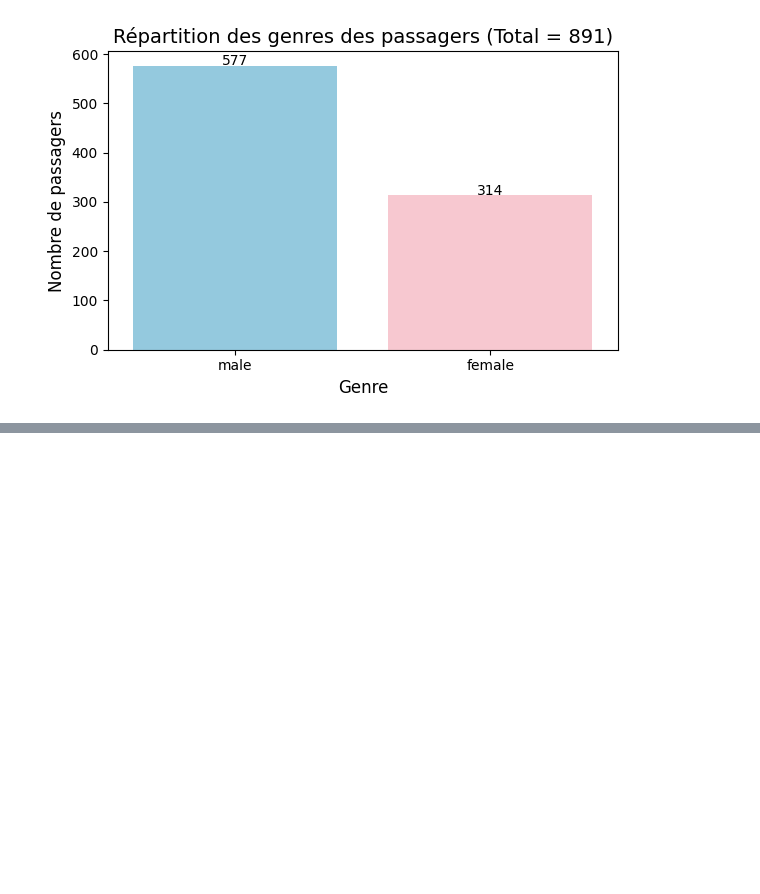
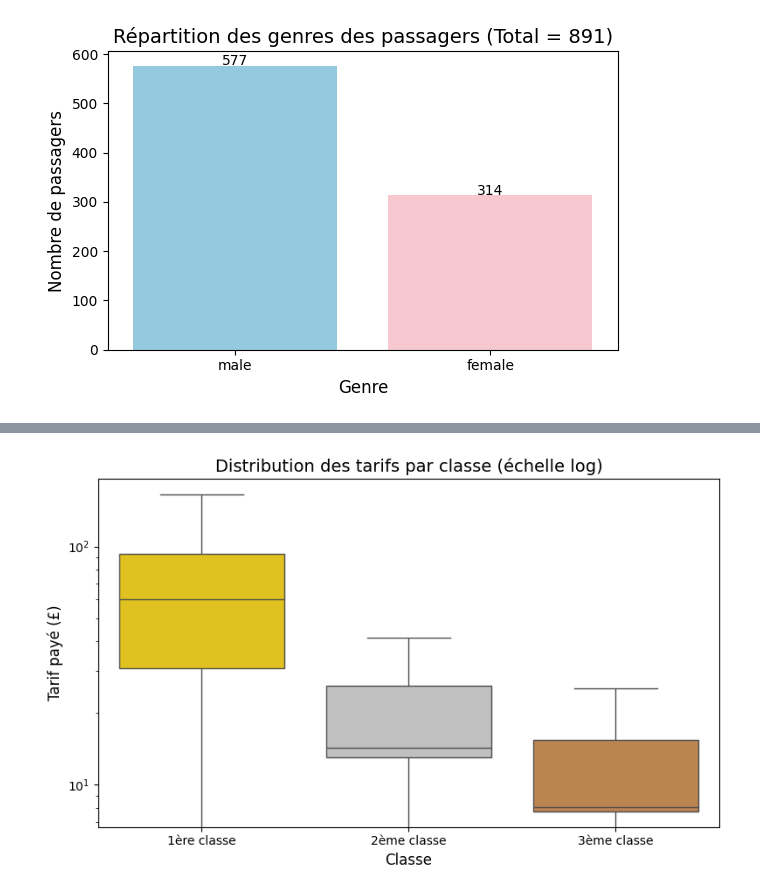
Before and after one commit to ElvexDom/Exercices, a Jupyter notebook: notebooks/pandas/exo_seaborn.ipynb, the cells around one changed output, grey strips where cells are left out. Cells and saved outputs as stored; diff of their text form; code cells hidden in the pictures; blank space fills up the shorter version.

```diff
--- a/notebooks/pandas/exo_seaborn.ipynb
+++ b/notebooks/pandas/exo_seaborn.ipynb
@@ -260,0 +364,33 @@ plt.show()
+# %%
+# Dictionnaire associant chaque classe à une couleur
+Pclass_palette = {"1ère classe": "gold", "2ème classe": "silver", "3ème classe": "peru"}
+
+# Créer la figure avec une taille adaptée
+plt.figure(figsize=(8,5))
+
+# Créer le boxplot
+sns.boxplot(
+    data=titanic_df,                    # DataFrame contenant les données
+    x='Pclass_label',                   # Colonne pour l'axe x (classe des passagers)
+    y='Fare',                           # Colonne pour l'axe y (tarif payé)
+    hue='Pclass_label',                 # Colonne pour colorer les boxes
+    order=list(Pclass_palette.keys()),  # Ordre des catégories sur l'axe x
+    palette=Pclass_palette,             # Couleurs associées à chaque catégorie
+    showfliers=False                    # Ne pas afficher les valeurs extrêmes pour plus de lisibilité
+)
+
+# Ajouter un titre et des labels aux axes
+plt.title("Distribution des tarifs par classe (échelle log)", fontsize=14)
+plt.xlabel("Classe", fontsize=12)
+plt.ylabel("Tarif payé (£)", fontsize=12)
+
+# Mettre l'axe y en échelle logarithmique
+plt.yscale('log')
+
+# Ajuster automatiquement les marges pour que rien ne soit coupé
+plt.tight_layout()
+
+# Afficher le graphique
+plt.show()
+# %% [output]
+[figure, added]
```
Also changed, not shown: parts of 19 cells of this notebook.
